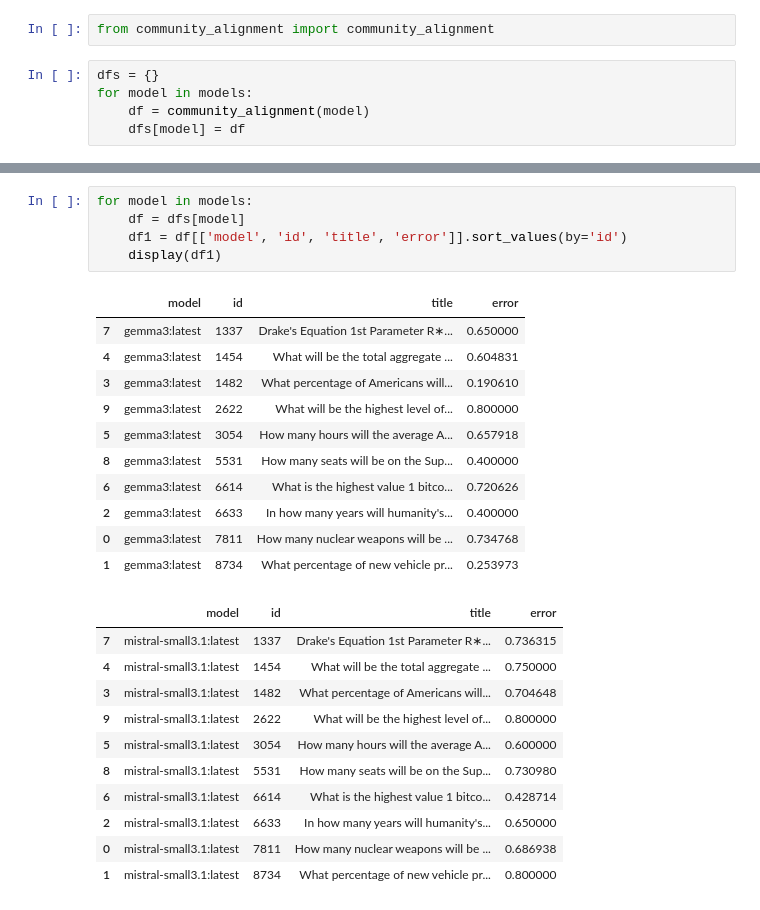
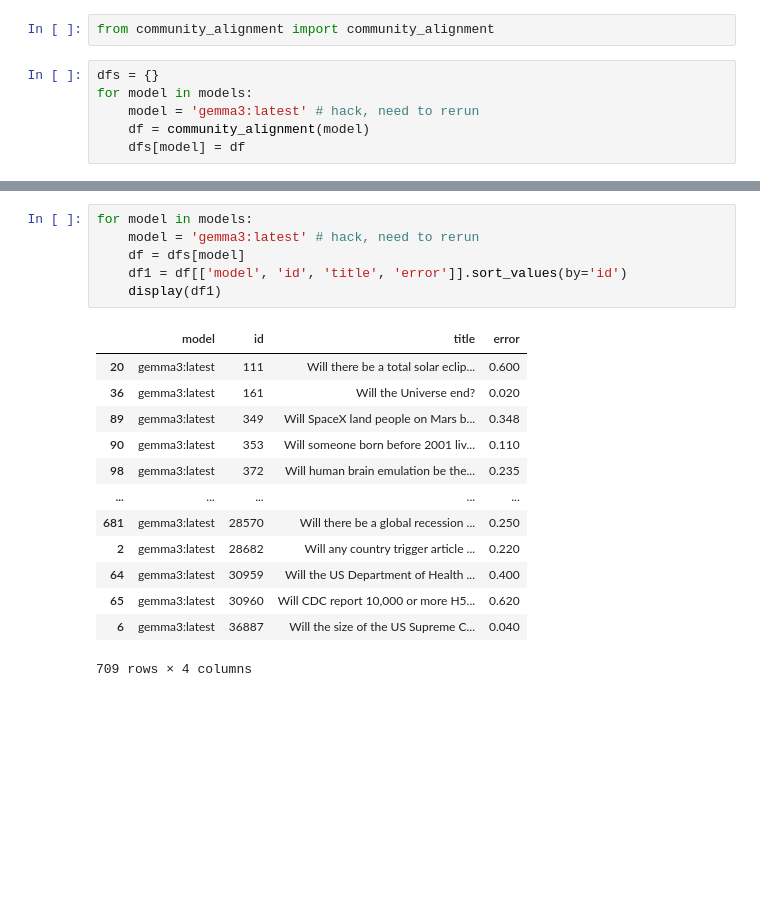
Before and after one commit to catskillsresearch/metac-bot-template, a Jupyter notebook: CA4.ipynb, the cells around one changed output, grey strips where cells are left out. Drawn from its saved outputs; the diff is of its cells as text; blank space fills up the shorter version.

```diff
--- a/CA4.ipynb
+++ b/CA4.ipynb
@@ -12,6 +12,7 @@ from community_alignment import community_alignment
 # %%
 dfs = {}
 for model in models:
+    model = 'gemma3:latest' # hack, need to rerun
     df = community_alignment(model)
     dfs[model] = df
 # %% [output]
@@ -25,31 +23,23 @@ saved community_mistral-small3.1:latest.json
 # %%
 for model in models:
+    model = 'gemma3:latest' # hack, need to rerun
     df = dfs[model]
     df1 = df[['model', 'id', 'title', 'error']].sort_values(by='id')
     display(df1)
 # %% [output]
 |  | model | id | title | error |
-| 7 | gemma3:latest | 1337 | Drake's Equation 1st Parameter R∗... | 0.650000 |
-| 4 | gemma3:latest | 1454 | What will be the total aggregate ... | 0.604831 |
-| 3 | gemma3:latest | 1482 | What percentage of Americans will... | 0.190610 |
-| 9 | gemma3:latest | 2622 | What will be the highest level of... | 0.800000 |
-| 5 | gemma3:latest | 3054 | How many hours will the average A... | 0.657918 |
-| 8 | gemma3:latest | 5531 | How many seats will be on the Sup... | 0.400000 |
-| 6 | gemma3:latest | 6614 | What is the highest value 1 bitco... | 0.720626 |
-| 2 | gemma3:latest | 6633 | In how many years will humanity's... | 0.400000 |
-| 0 | gemma3:latest | 7811 | How many nuclear weapons will be ... | 0.734768 |
-| 1 | gemma3:latest | 8734 | What percentage of new vehicle pr... | 0.253973 |
+| 20 | gemma3:latest | 111 | Will there be a total solar eclip... | 0.600 |
+| 36 | gemma3:latest | 161 | Will the Universe end? | 0.020 |
+| 89 | gemma3:latest | 349 | Will SpaceX land people on Mars b... | 0.348 |
+| 90 | gemma3:latest | 353 | Will someone born before 2001 liv... | 0.110 |
+| 98 | gemma3:latest | 372 | Will human brain emulation be the... | 0.235 |
+| ... | ... | ... | ... | ... |
+| 681 | gemma3:latest | 28570 | Will there be a global recession ... | 0.250 |
+| 2 | gemma3:latest | 28682 | Will any country trigger article ... | 0.220 |
+| 64 | gemma3:latest | 30959 | Will the US Department of Health ... | 0.400 |
+| 65 | gemma3:latest | 30960 | Will CDC report 10,000 or more H5... | 0.620 |
+| 6 | gemma3:latest | 36887 | Will the size of the US Supreme C... | 0.040 |
-|  | model | id | title | error |
-| 7 | mistral-small3.1:latest | 1337 | Drake's Equation 1st Parameter R∗... | 0.736315 |
-| 4 | mistral-small3.1:latest | 1454 | What will be the total aggregate ... | 0.750000 |
-| 3 | mistral-small3.1:latest | 1482 | What percentage of Americans will... | 0.704648 |
-| 9 | mistral-small3.1:latest | 2622 | What will be the highest level of... | 0.800000 |
-| 5 | mistral-small3.1:latest | 3054 | How many hours will the average A... | 0.600000 |
-| 8 | mistral-small3.1:latest | 5531 | How many seats will be on the Sup... | 0.730980 |
-| 6 | mistral-small3.1:latest | 6614 | What is the highest value 1 bitco... | 0.428714 |
-| 2 | mistral-small3.1:latest | 6633 | In how many years will humanity's... | 0.650000 |
-| 0 | mistral-small3.1:latest | 7811 | How many nuclear weapons will be ... | 0.686938 |
-| 1 | mistral-small3.1:latest | 8734 | What percentage of new vehicle pr... | 0.800000 |
+709 rows × 4 columns
 # %%
 import matplotlib.pylab as plt
 errors = []
```
Also changed, not shown: parts of 18 cells of this notebook, 10 other files.
